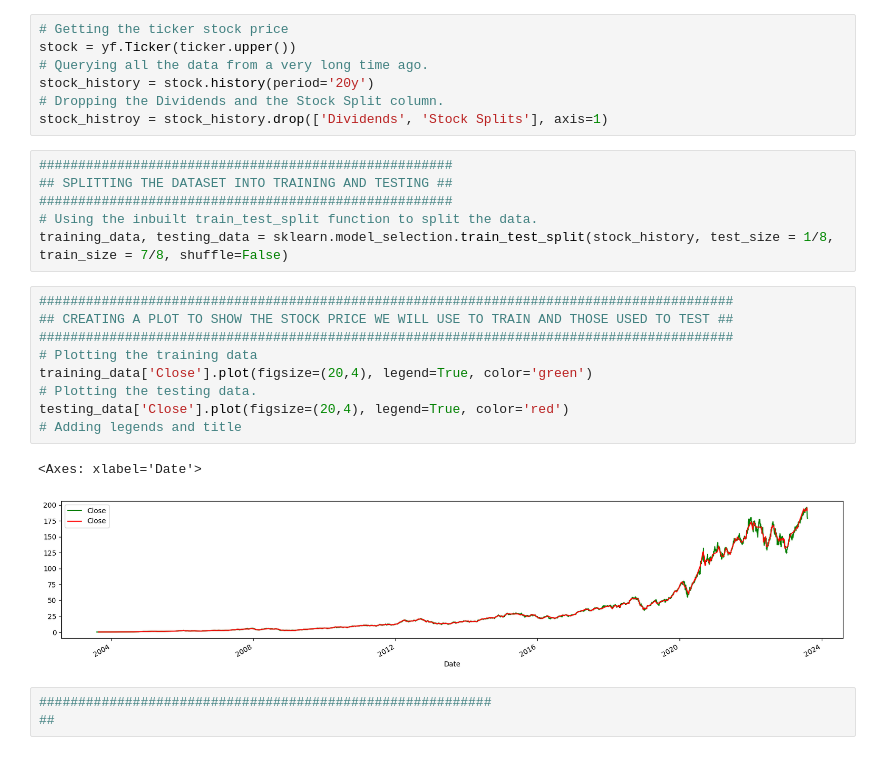
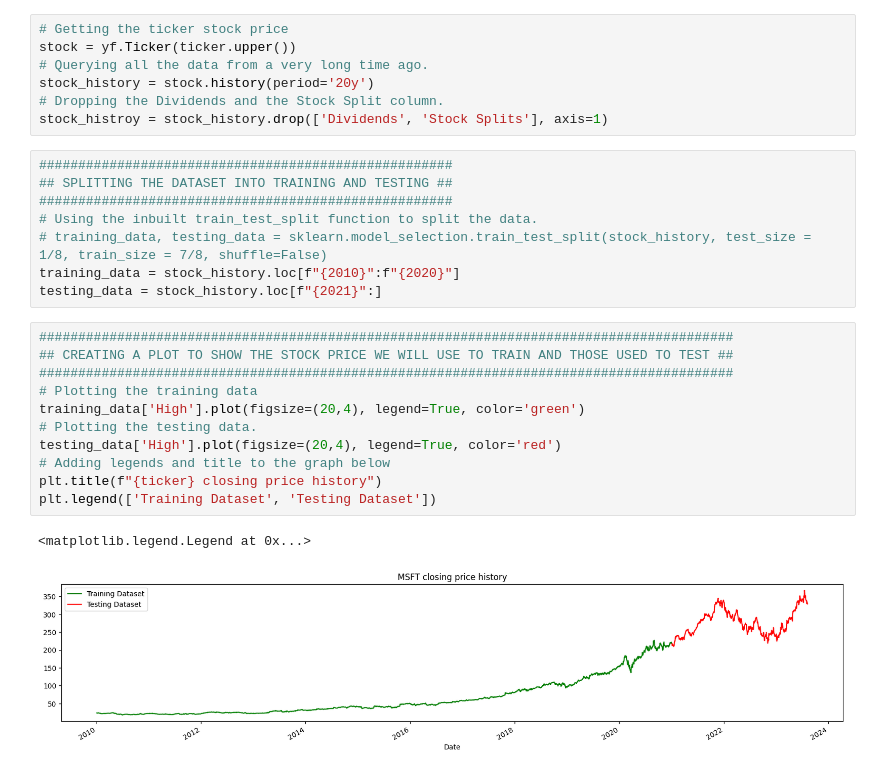
Before and after one commit to DivyeshVed/StockPricePredictor, a Jupyter notebook: rnn.ipynb, the cells around one changed output. Drawn from its saved outputs; the diff is of its cells as text.

Commit message:
Completed the RNN model.

```diff
--- a/rnn.ipynb
+++ b/rnn.ipynb
@@ -22,19 +24,20 @@ stock_histroy = stock_history.drop(['Dividends', 'Stock Splits'], axis=1)
 ## SPLITTING THE DATASET INTO TRAINING AND TESTING ##
 #####################################################
 # Using the inbuilt train_test_split function to split the data.
-training_data, testing_data = sklearn.model_selection.train_test_split(stock_history, test_size = 1/8, train_size = 7/8, shuffle=False)
+# training_data, testing_data = sklearn.model_selection.train_test_split(stock_history, test_size = 1/8, train_size = 7/8, shuffle=False)
+training_data = stock_history.loc[f"{2010}":f"{2020}"]
+testing_data = stock_history.loc[f"{2021}":]
 # %%
 #########################################################################################
 ## CREATING A PLOT TO SHOW THE STOCK PRICE WE WILL USE TO TRAIN AND THOSE USED TO TEST ##
 #########################################################################################
 # Plotting the training data
-training_data['Close'].plot(figsize=(20,4), legend=True, color='green')
+training_data['High'].plot(figsize=(20,4), legend=True, color='green')
 # Plotting the testing data.
-testing_data['Close'].plot(figsize=(20,4), legend=True, color='red')
-# Adding legends and title
+testing_data['High'].plot(figsize=(20,4), legend=True, color='red')
+# Adding legends and title to the graph below
+plt.title(f"{ticker} closing price history")
+plt.legend(['Training Dataset', 'Testing Dataset'])
 # %% [output]
-<Axes: xlabel='Date'>
+<matplotlib.legend.Legend at 0x...>
-[figure, old version]
+[figure, new version]
-# %%
-##########################################################
-##
```
Also changed, not shown: parts of 7 cells of this notebook, 1 other file.
